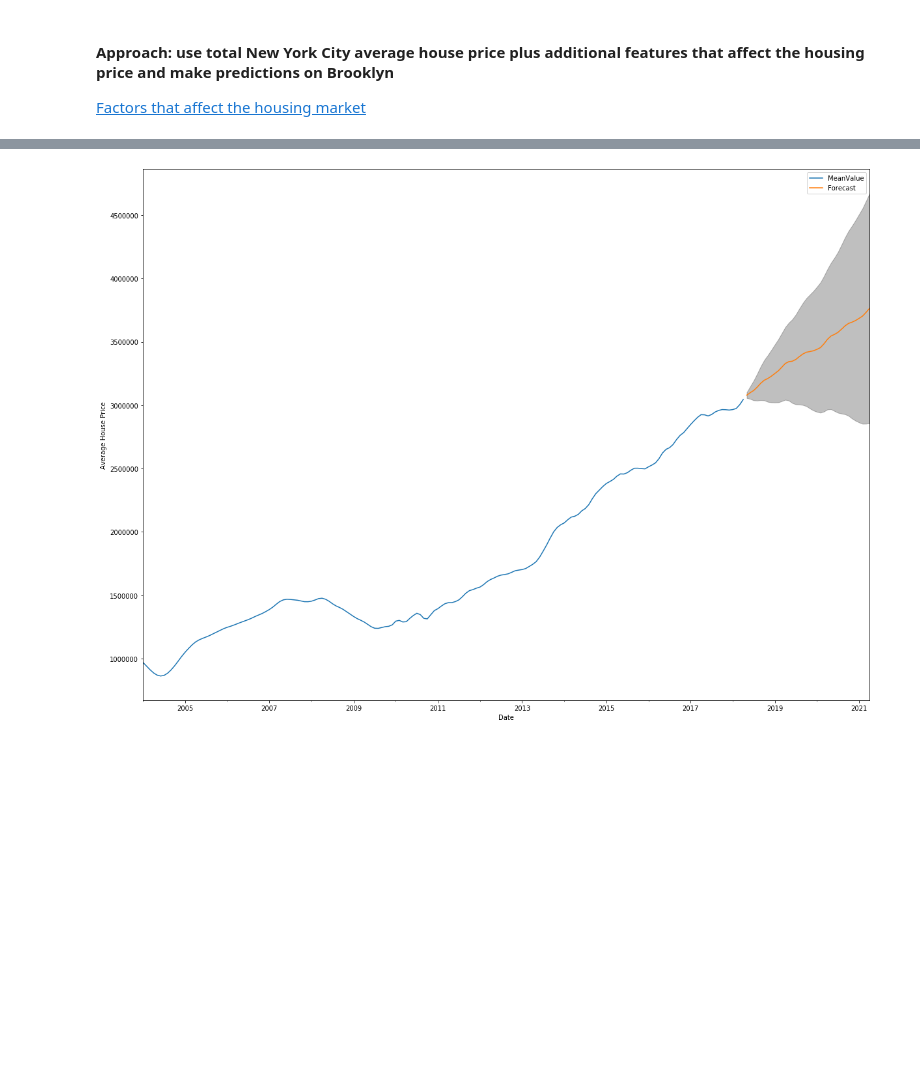
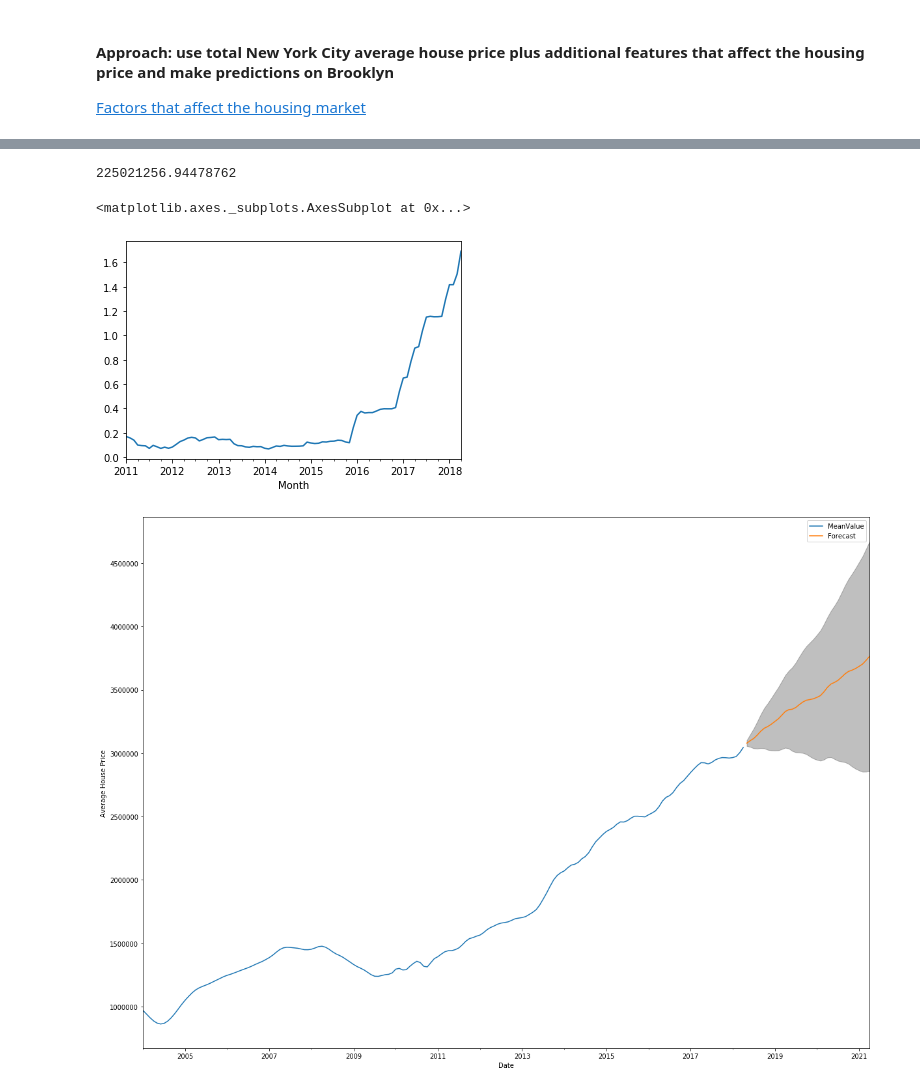
Before and after one commit to bonniema/House-Price-Prediction-with-Time-Series, a Jupyter notebook: mod_4_starter_notebook.ipynb, the cells around one changed output, grey strips where cells are left out. Cells and saved outputs as stored; diff of their text form; code cells hidden in the pictures; blank space fills up the shorter version.

Commit message:
add linear models

```diff
--- a/mod_4_starter_notebook.ipynb
+++ b/mod_4_starter_notebook.ipynb
@@ -862,0 +859,2 @@ new_fed_rate
+# %%
+new_df = df.groupby('Month').MeanValue.mean().to_frame()
@@ -862,0 +878,2 @@ new_fed_rate
+# %%
+dfm = new_df.join(new_fed_rate)['2011-01-01':]
@@ -862,0 +898,3 @@ new_fed_rate
+# %%
+## fit model
+reg = LassoLarsCV(cv=10).fit(dfm.drop(['MeanValue'],axis=1)[:-test_period], dfm['MeanValue'][:-test_period])
@@ -863,3 +915,38 @@ new_fed_rate
+# %%
+## create and populate forecast dataframe
+forecast_df = dfm.copy()
+for datetime, date, fed_rate in zip(dfm.index[-test_period:], range(len(dfm)-test_period, len(dfm)), dfm['Fed_Rate'][-test_period:]):
+    values = []
+    ## add datetime components
+    values.append(fed_rate)
+    values.append(datetime.year - np.min(dfm.index.year))
+    values.append(datetime.month)
+    ## add polynomial terms of datetime components
+    for feature in date_features:
+        for i in polynomial_terms:
+            values.append((forecast_df[feature][date])**i)
+    ## add previous values and polynomial terms of previous values
+    for i in range(1,previous_values_range):
+        values.append(forecast_df['MeanValue'][date-i])
+        for j in polynomial_terms:
+            values.append((forecast_df['MeanValue'][date-i])**j)
+    ## make prediction on current datetime
+
+    forecast = reg.predict(np.array(values).reshape(1,-1))
+
+    ## append prediction to start of values array
+    values.insert(0, forecast[0])
+    ## set forecast row in dataframe
+    forecast_df.loc[datetime] = values
+# %%
+mean_squared_error(dfm['MeanValue'][-test_period:], forecast_df['MeanValue'][-test_period:])
+# %% [output]
+225021256.94478762
+# %%
+forecast_df['Fed_Rate'].plot()
+# %% [output]
+<matplotlib.axes._subplots.AxesSubplot at 0x...>
+[figure, added]
 # %%
 Slide Type
 ## Generate features and fit model, storing new dataframes and models in lists
```
Also changed, not shown: parts of 20 cells of this notebook, 1 other file.
